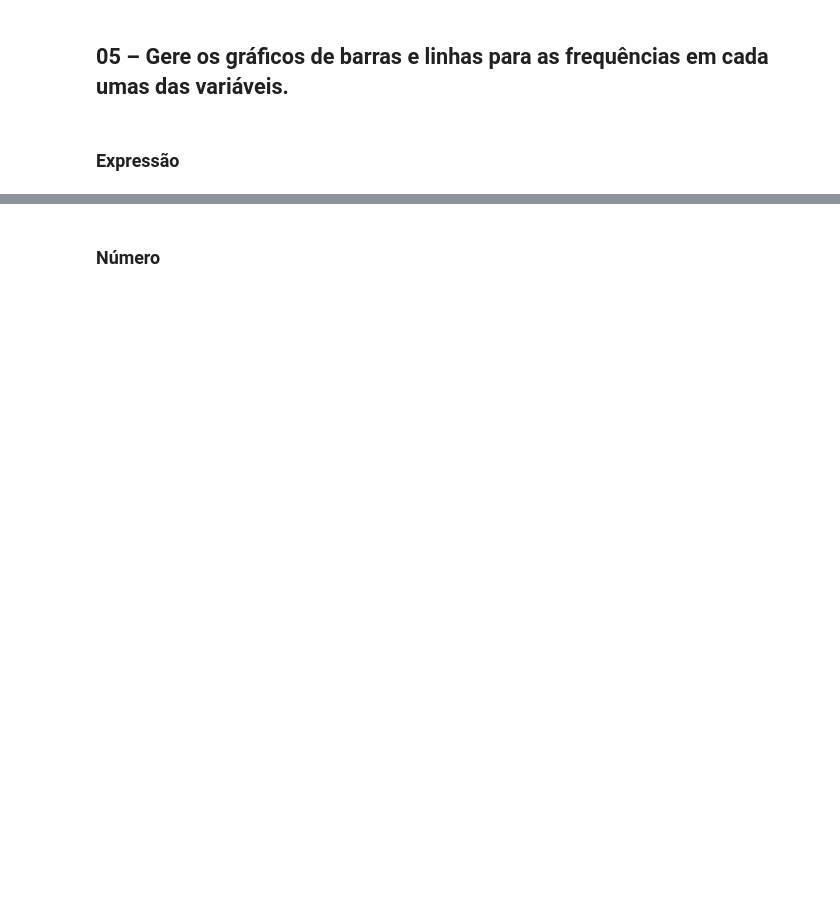
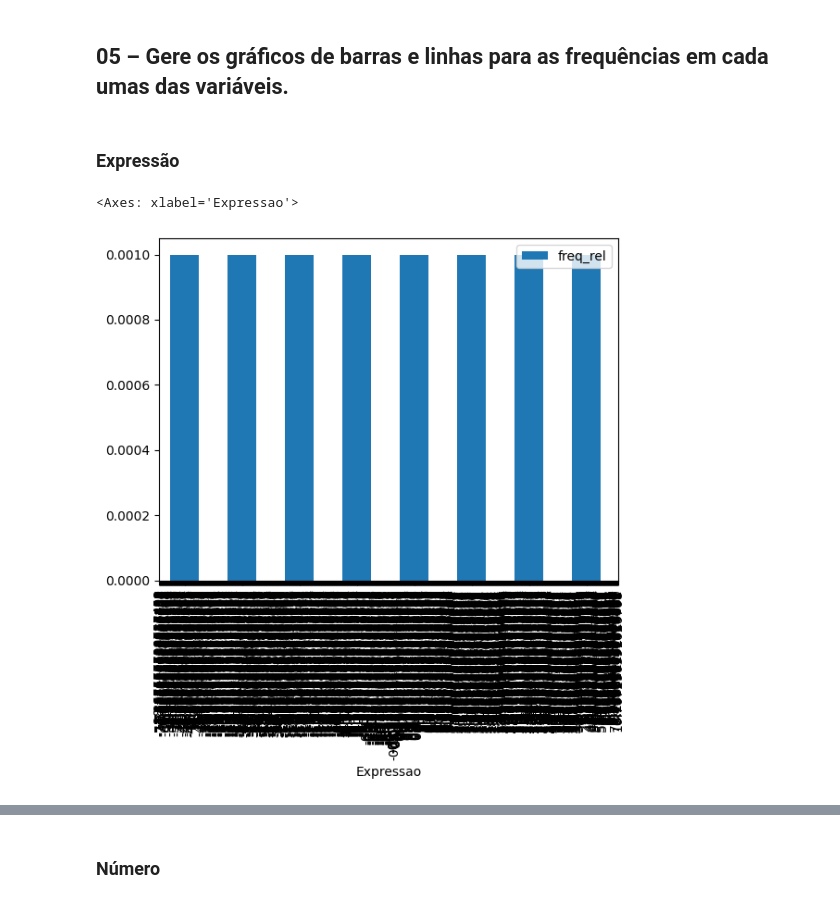
Before and after one commit to Rodrigo-Lusa/aulas_python_mestrado, a Jupyter notebook: script/exercicios/14-Variáveis_Quantitativas_2026-03-31.ipynb, the cells around one changed output, grey strips where cells are left out. Drawn from its saved outputs; the diff is of its cells as text; code cells hidden in the pictures; blank space fills up the shorter version.

```diff
--- a/script/exercicios/14-Variáveis_Quantitativas_2026-03-31.ipynb
+++ b/script/exercicios/14-Variáveis_Quantitativas_2026-03-31.ipynb
@@ -3,6 +3,11 @@
 # %% [markdown]
 ## 01 – Usando o método np.random.normal(), gere valores de expressão gênica de um conjunto de 1.000 genes. Esse conjunto de ter valores up e downregulated.
 # %%
+import pandas as pd
+import matplotlib.pyplot as plt
+import seaborn as sns
 import numpy as np
 
-array_normal = np.random.normal(0, 1, 1000)
+
+df = pd.DataFrame({"Expressao": np.random.normal(0,3,1000)})
+df.head()
@@ -22,0 +37,6 @@ R.:
+# %%
+categoria = [-3, -2, -1, 0, 1, 2, 3]
+
+df['categoria'] = pd.cut(df['Expressao'], bins=categoria, labels=['A', 'B', 'C', 'D', 'E', 'F'])
+
+df.head()
@@ -24,3 +51,21 @@ R.:
 ## 04 – Defina uma função em Python que receba uma pd.Series contendo uma variável quantitativa e retorne uma DataFrame contendo a tabela de frequência.
 
 Obtenha a tabela de frequência das variáveis criadas nos exercícios 1 e 2.
+# %%
+def tabela_frequencia(serie: pd.Series) -> pd.DataFrame:
+    '''
+        Recebe um pd.Series, que no caso pode ser a coluna de Expressão do df original.
+        Retorna outra df, contendo a frequência relativa.
+    '''
+
+    freq_rel = serie.value_counts(normalize=True).sort_index()
+
+    tabela = pd.DataFrame({
+        'freq_rel': freq_rel,
+    })
+
+    return tabela
+# %%
+#  Tabela de frequencia total
+frequencia_expressão = tabela_frequencia(df['Expressao'])
+frequencia_expressão.head()
@@ -28,3 +81,8 @@ Obtenha a tabela de frequência das variáveis criadas nos exercícios 1 e 2.
 ## 05 – Gere os gráficos de barras e linhas para as frequências em cada umas das variáveis.
 # %% [markdown]
 ### Expressão
+# %%
+frequencia_expressão.plot.bar()
+# %% [output]
+<Axes: xlabel='Expressao'>
+[figure, added]
```
Also changed, not shown: parts of 15 cells of this notebook.
